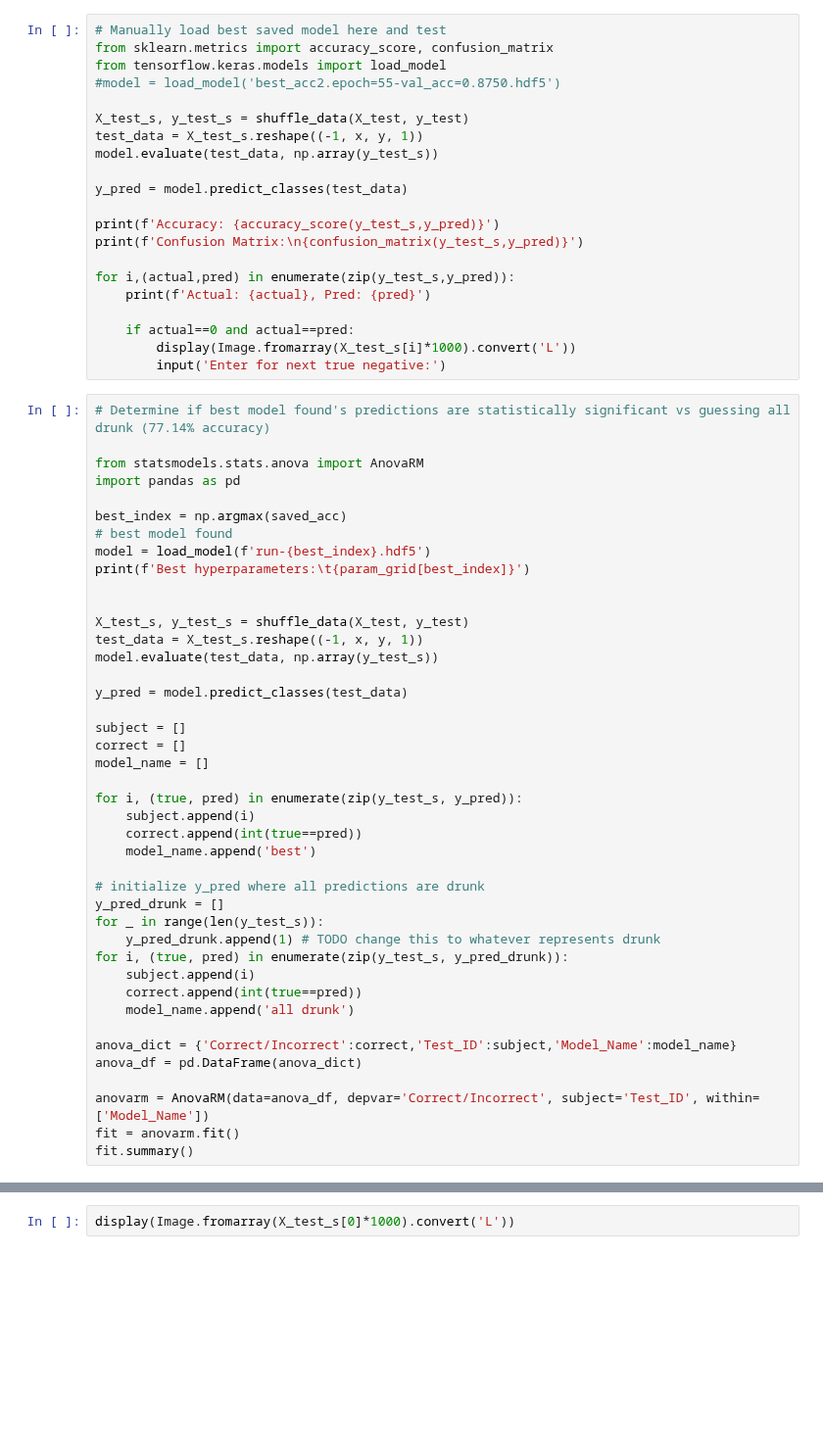
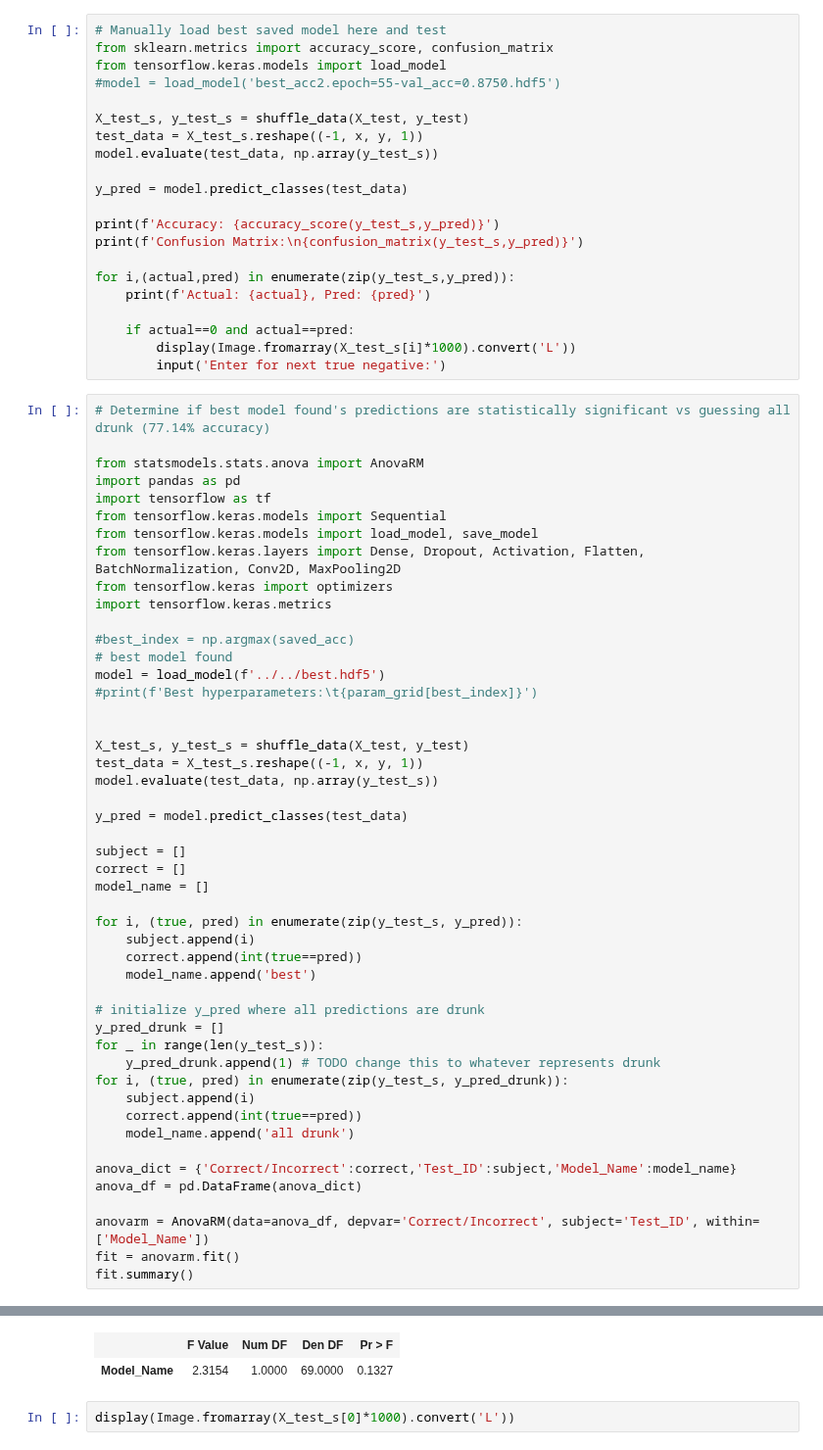
Before and after one commit to NSEvent/drunk-detection-CNN, a Jupyter notebook: jupyter/brainstorm.ipynb, the cells around one changed output, grey strips where cells are left out. Shown at 98% size. Cells and saved outputs as stored; diff of their text form; blank space fills up the shorter version.

Commit message:
Updating saved files

```diff
--- a/jupyter/brainstorm.ipynb
+++ b/jupyter/brainstorm.ipynb
@@ -669,11 +775,17 @@ for i,(actual,pred) in enumerate(zip(y_test_s,y_pred)):
 
 from statsmodels.stats.anova import AnovaRM
 import pandas as pd
+import tensorflow as tf
+from tensorflow.keras.models import Sequential
+from tensorflow.keras.models import load_model, save_model
+from tensorflow.keras.layers import Dense, Dropout, Activation, Flatten, BatchNormalization, Conv2D, MaxPooling2D
+from tensorflow.keras import optimizers
+import tensorflow.keras.metrics
 
-best_index = np.argmax(saved_acc)
+#best_index = np.argmax(saved_acc)
 # best model found
-model = load_model(f'run-{best_index}.hdf5')
-print(f'Best hyperparameters:\t{param_grid[best_index]}')
+model = load_model(f'../../best.hdf5')
+#print(f'Best hyperparameters:\t{param_grid[best_index]}')
 
 
 X_test_s, y_test_s = shuffle_data(X_test, y_test)
@@ -706,3 +818,4 @@ anova_df = pd.DataFrame(anova_dict)
 anovarm = AnovaRM(data=anova_df, depvar='Correct/Incorrect', subject='Test_ID', within=['Model_Name'])
 fit = anovarm.fit()
 fit.summary()
+# %% [output]
@@ -709,2 +823,4 @@ fit.summary()
+|  | F Value | Num DF | Den DF | Pr > F |
+| Model_Name | 2.3154 | 1.0000 | 69.0000 | 0.1327 |
 # %%
 display(Image.fromarray(X_test_s[0]*1000).convert('L'))
```
Also changed, not shown: parts of 5 cells of this notebook, 1 other file.
